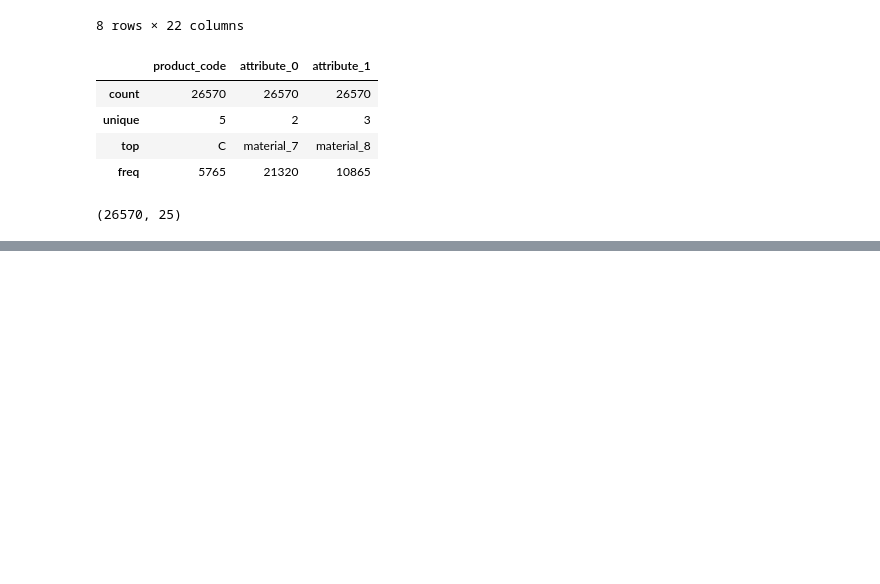
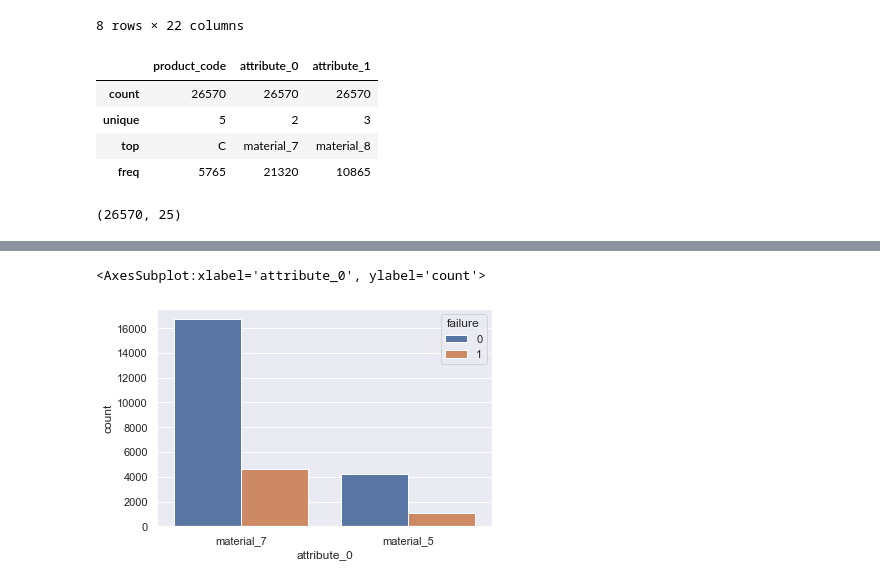
Before and after one commit to meln1337/tabular-playground-series-aug-22-kaggle, a Jupyter notebook: tps-aug-22.ipynb, the cells around one changed output, grey strips where cells are left out. Cells and saved outputs as stored; diff of their text form; code cells hidden in the pictures; blank space fills up the shorter version.

```diff
--- a/tps-aug-22.ipynb
+++ b/tps-aug-22.ipynb
@@ -69,0 +137,5 @@ train_df.shape
+# %%
+sns.countplot(data=train_df, x='attribute_0', hue='failure')
+# %% [output]
+<AxesSubplot:xlabel='attribute_0', ylabel='count'>
+[figure, added]
```
Also changed, not shown: parts of 17 cells of this notebook.
